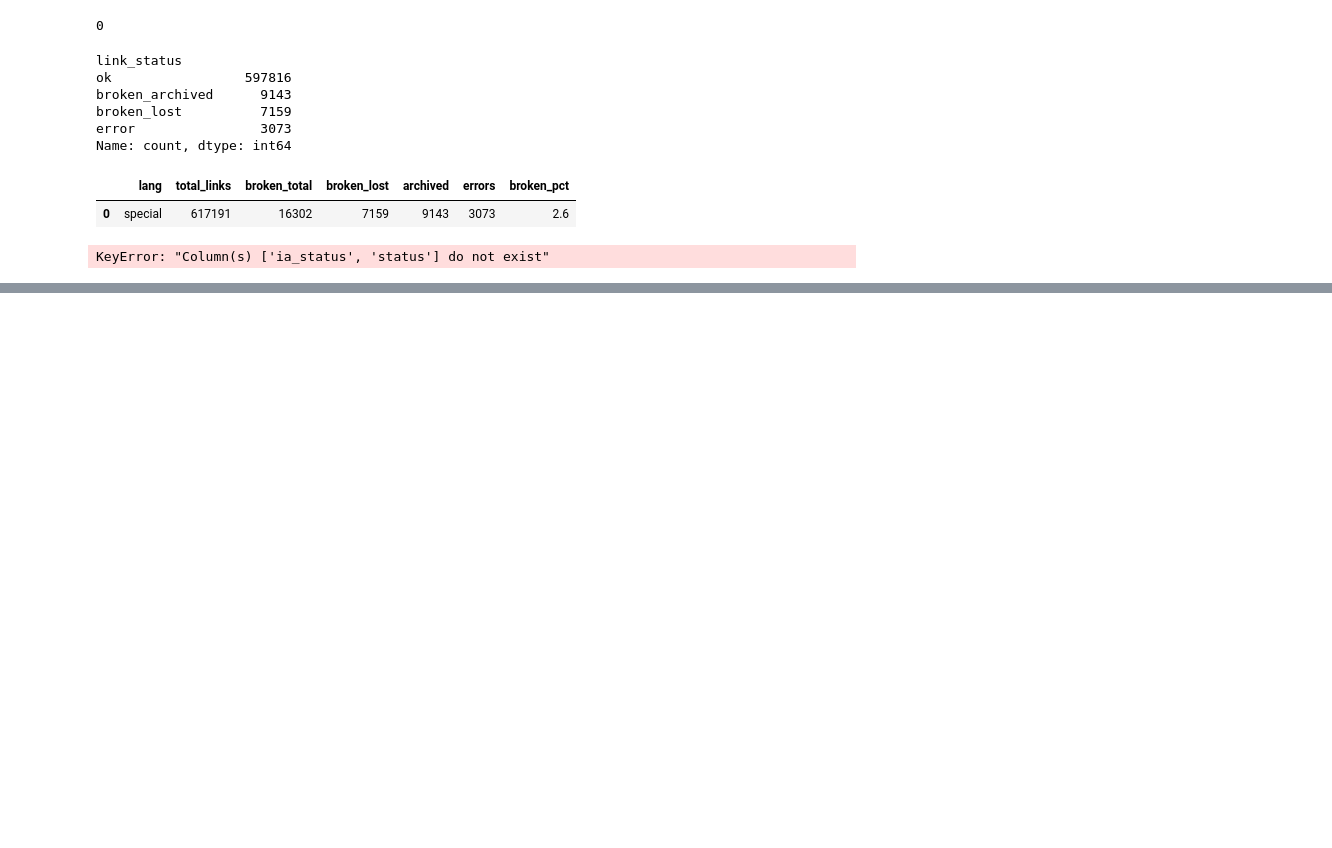
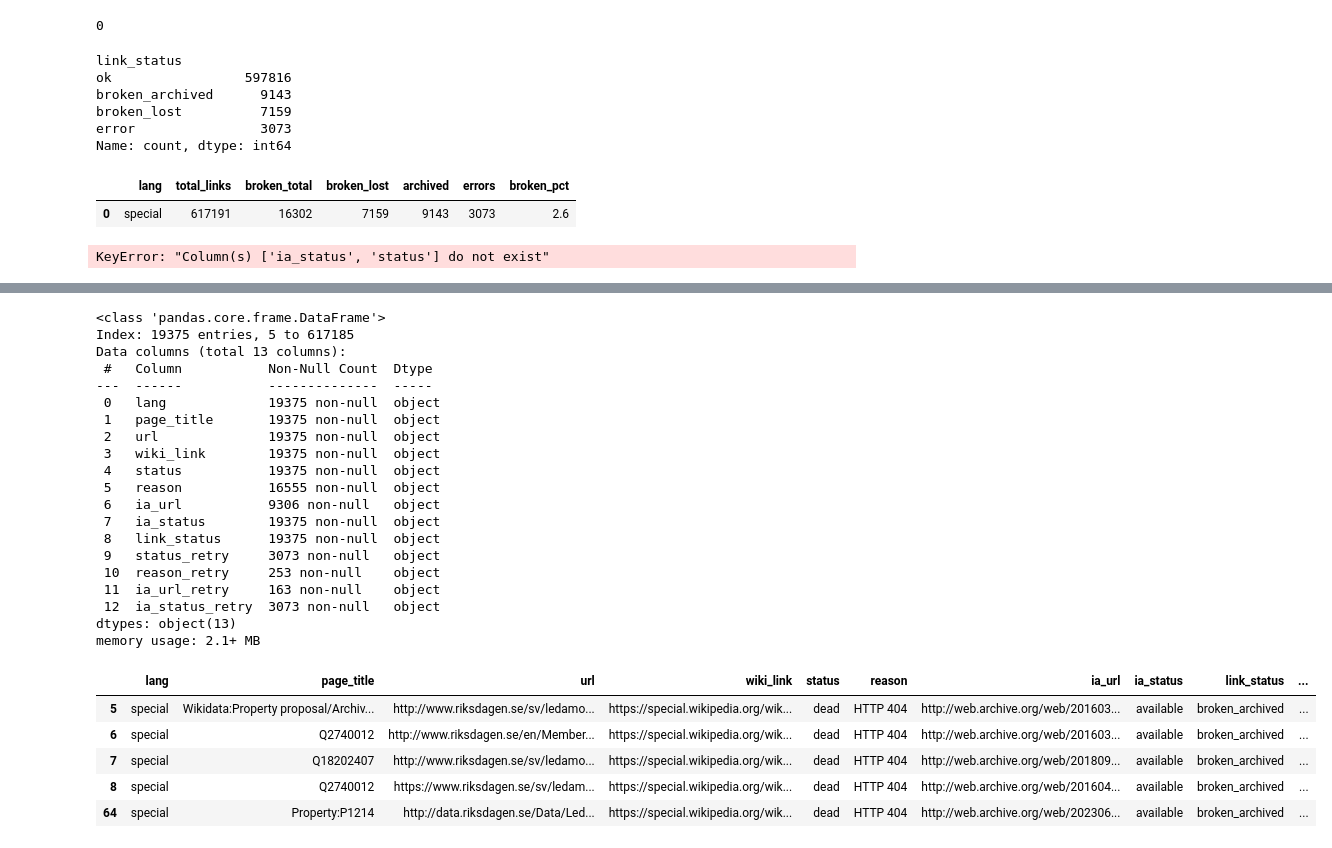
Before and after one commit to salgo60/SCB-Wikidata, a Jupyter notebook: notebook/riksdagen_64_wikidata.ipynb, the cells around one changed output, grey strips where cells are left out. Cells and saved outputs as stored; diff of their text form; code cells hidden in the pictures; blank space fills up the shorter version.

```diff
--- a/notebook/riksdagen_64_wikidata.ipynb
+++ b/notebook/riksdagen_64_wikidata.ipynb
@@ -1409,0 +1208,2 @@ def save_sortable_html_df_riksdagen_wd(
+# %%
+urls_retry = df_errors["url"].unique().tolist()
@@ -1409,0 +1215,30 @@ def save_sortable_html_df_riksdagen_wd(
+# %%
+def retry_errors(urls):
+
+    results = []
+
+    with ThreadPoolExecutor(max_workers=12) as ex:
+        futures = {ex.submit(process_url, u): u for u in urls}
+
+        for f in tqdm(as_completed(futures), total=len(futures)):
+            res = f.result()
+            results.append(res)
+
+    return pd.DataFrame(results)
+# %%
+df_retry = retry_errors(urls_retry)
+# %%
+df_retry = df_retry.drop_duplicates(subset="url", keep="last")
+
+df_final_updated = df_final.merge(
+    df_retry[["url", "status", "reason", "ia_url", "ia_status"]],
+    on="url",
+    how="left",
+    suffixes=("", "_retry")
+)
+
+# Om retry gav bättre status → ersätt
+mask = df_final_updated["status"] == "error"
+
+for col in ["status", "reason", "ia_url", "ia_status"]:
+    df_final_updated.loc[mask, col] = df_final_updated.loc[mask, f"{col}_retry"]
@@ -1409,0 +1688,31 @@ def save_sortable_html_df_riksdagen_wd(
+# %%
+df_problems = df_final_updated[df_final_updated["link_status"] != "ok"]
+df_problems.info()
+df_problems.head()
+# %% [output]
+<class 'pandas.core.frame.DataFrame'>
+Index: 19375 entries, 5 to 617185
+Data columns (total 13 columns):
+ #   Column           Non-Null Count  Dtype
+---  ------           --------------  -----
+ 0   lang             19375 non-null  object
+ 1   page_title       19375 non-null  object
+ 2   url              19375 non-null  object
+ 3   wiki_link        19375 non-null  object
+ 4   status           19375 non-null  object
+ 5   reason           16555 non-null  object
+ 6   ia_url           9306 non-null   object
+ 7   ia_status        19375 non-null  object
+ 8   link_status      19375 non-null  object
+ 9   status_retry     3073 non-null   object
+ 10  reason_retry     253 non-null    object
+ 11  ia_url_retry     163 non-null    object
+ 12  ia_status_retry  3073 non-null   object
+dtypes: object(13)
+memory usage: 2.1+ MB
+|  | lang | page_title | url | wiki_link | status | reason | ia_url | ia_status | link_status | ... |
+| 5 | special | Wikidata:Property proposal/Archiv... | http://www.riksdagen.se/sv/ledamo... | https://special.wikipedia.org/wik... | dead | HTTP 404 | http://web.archive.org/web/201603... | available | broken_archived | ... |
+| 6 | special | Q2740012 | http://www.riksdagen.se/en/Member... | https://special.wikipedia.org/wik... | dead | HTTP 404 | http://web.archive.org/web/201603... | available | broken_archived | ... |
+| 7 | special | Q18202407 | http://www.riksdagen.se/sv/ledamo... | https://special.wikipedia.org/wik... | dead | HTTP 404 | http://web.archive.org/web/201809... | available | broken_archived | ... |
+| 8 | special | Q2740012 | https://www.riksdagen.se/sv/ledam... | https://special.wikipedia.org/wik... | dead | HTTP 404 | http://web.archive.org/web/201604... | available | broken_archived | ... |
+| 64 | special | Property:P1214 | http://data.riksdagen.se/Data/Led... | https://special.wikipedia.org/wik... | dead | HTTP 404 | http://web.archive.org/web/202306... | available | broken_archived | ... |
```
Also changed, not shown: parts of 11 cells of this notebook, 6 other files.
